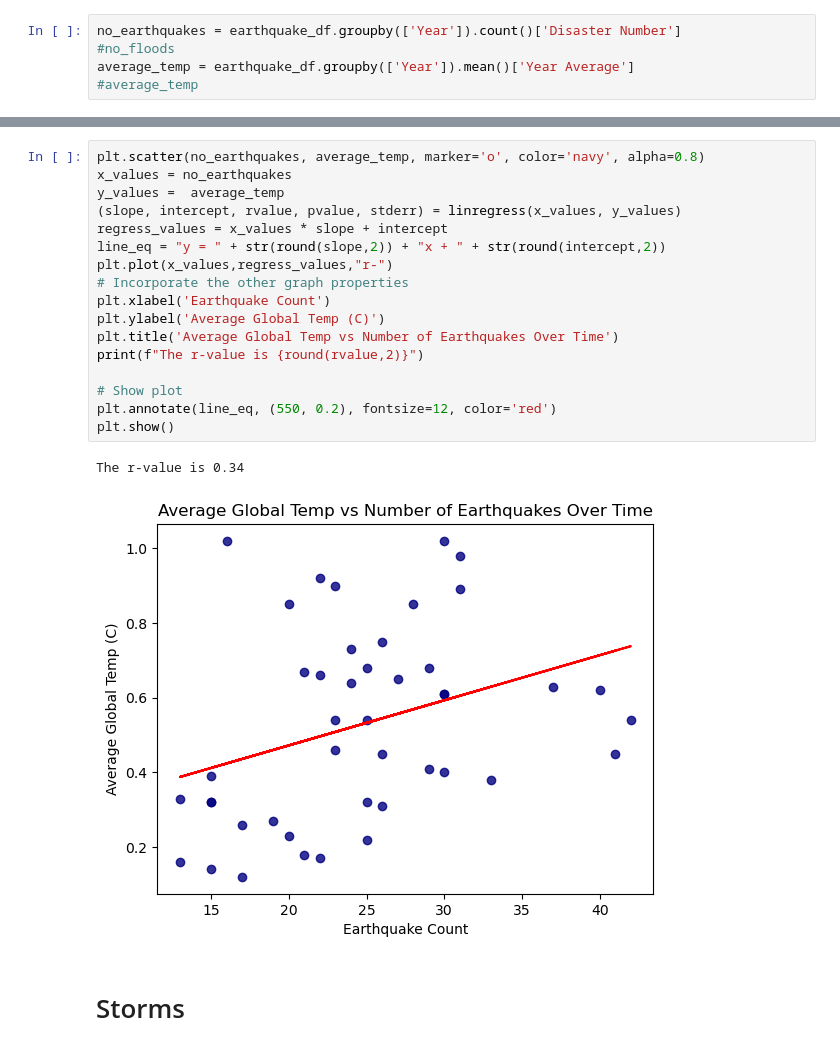
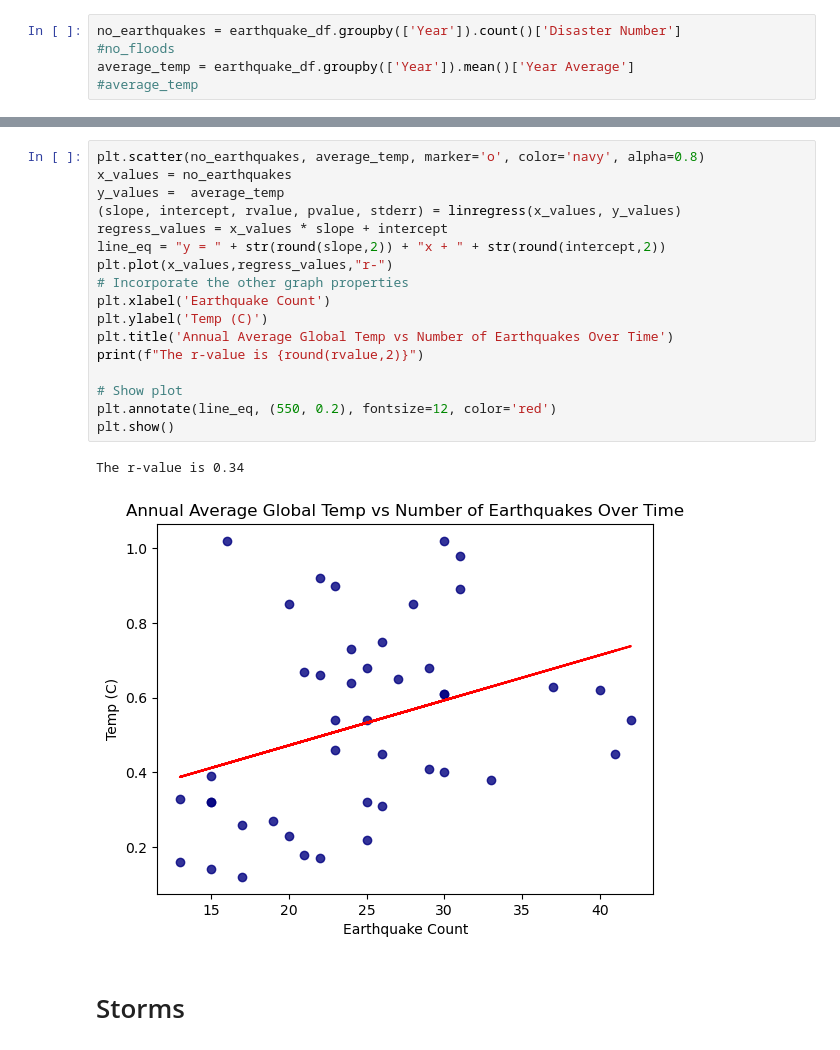
Before and after one commit to mhosseinf/Project_11, a Jupyter notebook: average_global_analysis.ipynb, the cells around one changed output, grey strips where cells are left out. Saved outputs shown, nothing was run; the diff lists cells and outputs as text.

Commit message:
added details to graphs

```diff
--- a/average_global_analysis.ipynb
+++ b/average_global_analysis.ipynb
@@ -280,23 +262,23 @@ temp_plot_data.plot(ax=axes[0])
 # %%
 plt.scatter(no_earthquakes, average_temp, marker='o', color='navy', alpha=0.8)
 x_values = no_earthquakes
 y_values =  average_temp
 (slope, intercept, rvalue, pvalue, stderr) = linregress(x_values, y_values)
 regress_values = x_values * slope + intercept
 line_eq = "y = " + str(round(slope,2)) + "x + " + str(round(intercept,2))
 plt.plot(x_values,regress_values,"r-")
 # Incorporate the other graph properties
 plt.xlabel('Earthquake Count')
-plt.ylabel('Average Global Temp (C)')
-plt.title('Average Global Temp vs Number of Earthquakes Over Time')
+plt.ylabel('Temp (C)')
+plt.title('Annual Average Global Temp vs Number of Earthquakes Over Time')
 print(f"The r-value is {round(rvalue,2)}")
 
 # Show plot
 plt.annotate(line_eq, (550, 0.2), fontsize=12, color='red')
 plt.show()
 # %% [output]
 The r-value is 0.34
-[figure, old version]
+[figure, new version]
 # %% [markdown]
 # Storms
 # %%
```
Also changed, not shown: parts of 22 cells of this notebook.
